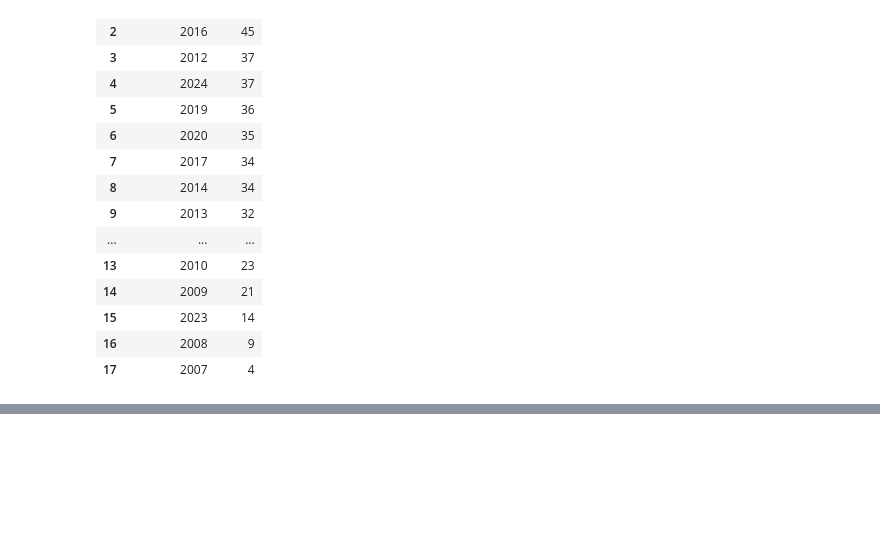
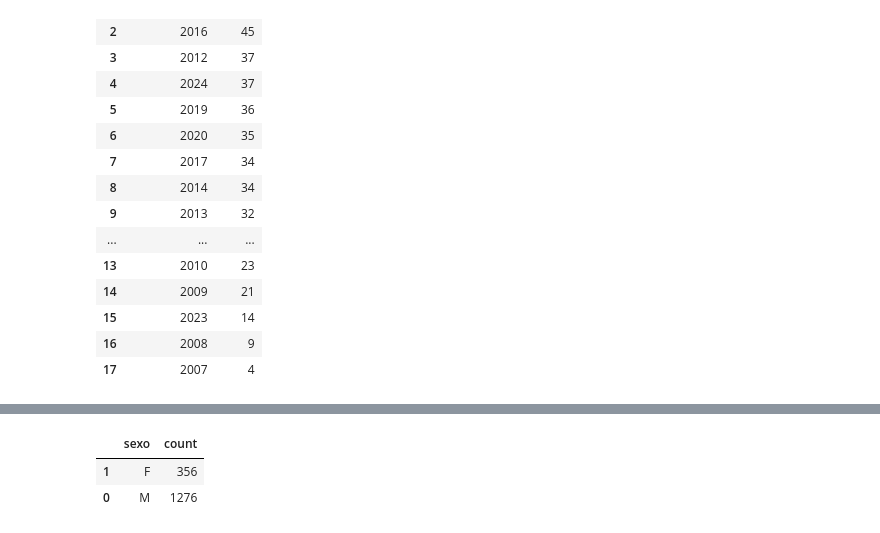
Before and after one commit to CarlosEduardo-araujo/Analise_Tcc, a Jupyter notebook: Notebooks/main_ifce.ipynb, the cells around one changed output, grey strips where cells are left out. Drawn from its saved outputs; the diff is of its cells as text; code cells hidden in the pictures; blank space fills up the shorter version.

```diff
--- a/Notebooks/main_ifce.ipynb
+++ b/Notebooks/main_ifce.ipynb
@@ -361,0 +368,6 @@ ValueError: Mime type rendering requires nbformat>=4.2.0 but it is not installed
+# %%
+df_gen
+# %% [output]
+|  | sexo | count |
+| 1 | F | 356 |
+| 0 | M | 1276 |
```
Also changed, not shown: parts of 6 cells of this notebook, 1 other file.
